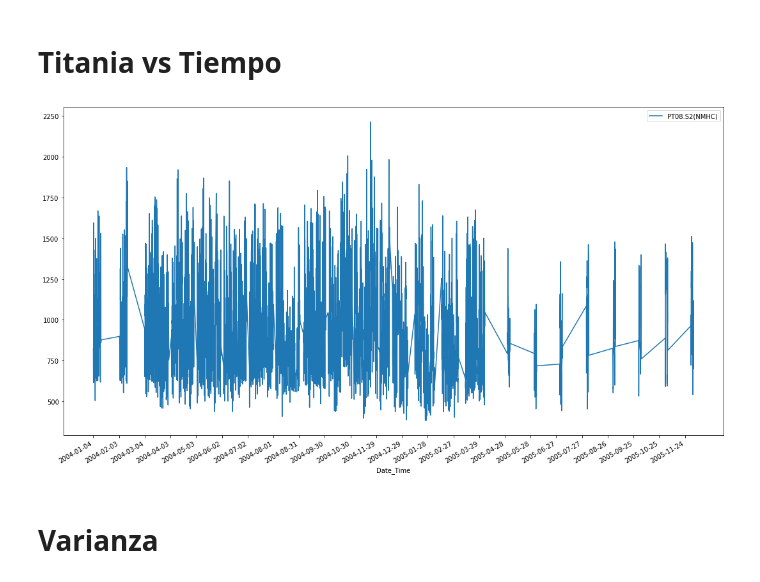
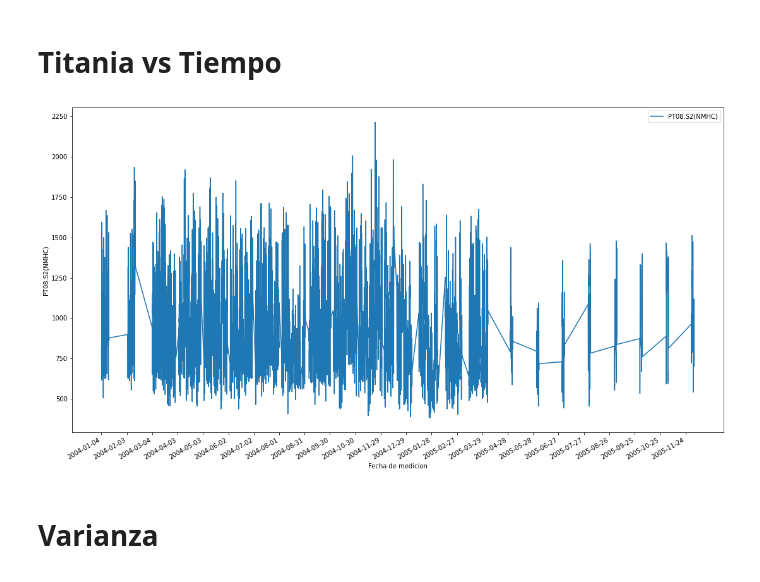
Before and after one commit to Abstractize/Descriptive-statistics, a Jupyter notebook: Tarea 1.ipynb, the cells around one changed output. Cells and saved outputs as stored; diff of their text form; code cells hidden in the pictures.

```diff
--- a/Tarea 1.ipynb
+++ b/Tarea 1.ipynb
@@ -161,22 +161,24 @@ anormal
 # %%
 # Histograma temporales, Agrupación temporal...
 
 import numpy as np
 
 ts = data
 ts.index = data['Date_Time']
 ts = ts[['PT08.S2(NMHC)']]
 
 ts.cumsum()
 
 ts.plot()
 
 plt.gcf().set_size_inches(18.5, 10.5)
 x = ts.index.values
 plt.xticks(np.arange(min(x), max(x)+1, np.timedelta64(30,'D')))
+plt.xlabel("Fecha de medicion")
+plt.ylabel("PT08.S2(NMHC)")
 plt.show()
 # %% [output]
-[figure, old version]
+[figure, new version]
 # %% [markdown]
 # Varianza
 # %%
```
Also changed, not shown: parts of 1 cell of this notebook.
